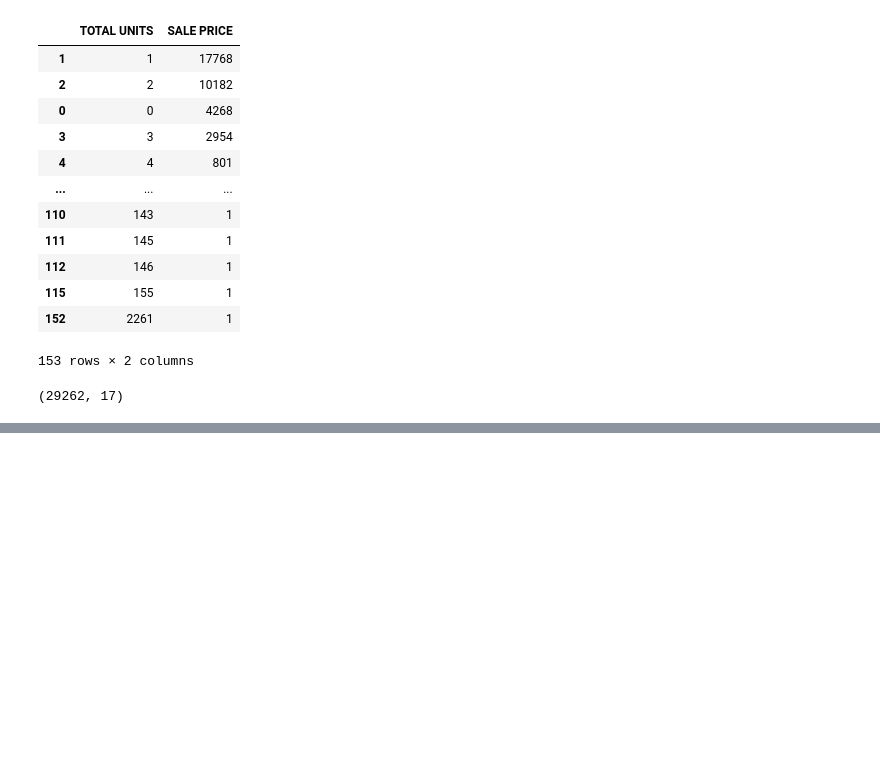
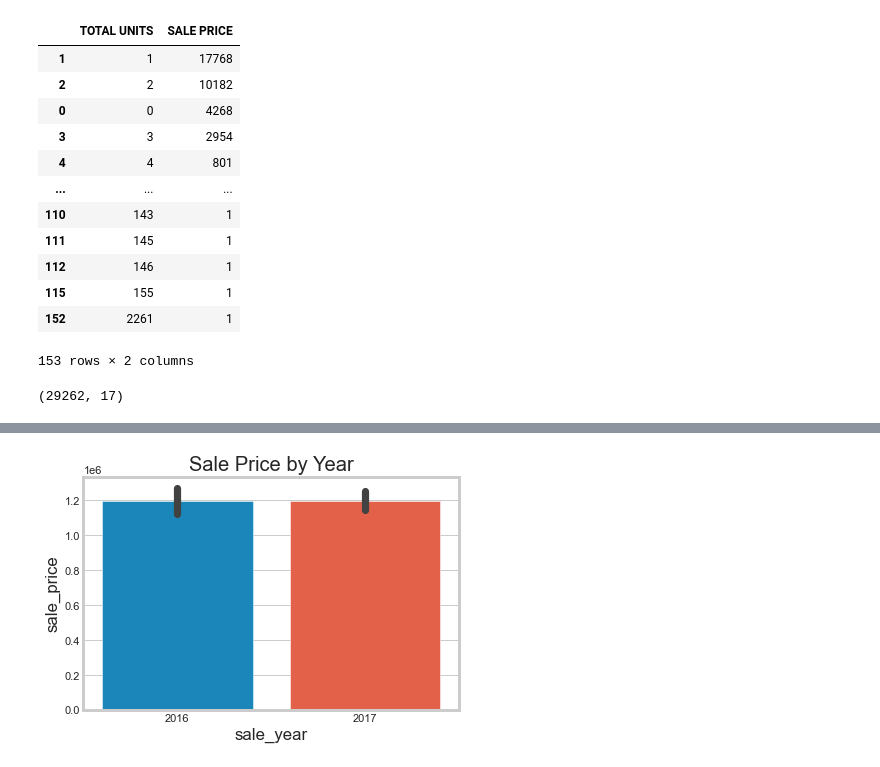
Before and after one commit to Managedcode-ux/Maj-Proj, a Jupyter notebook: code/preprocessing.ipynb, the cells around one changed output, grey strips where cells are left out. Saved outputs shown, nothing was run; the diff lists cells and outputs as text; code cells hidden in the pictures; blank space fills up the shorter version.

```diff
--- a/code/preprocessing.ipynb
+++ b/code/preprocessing.ipynb
@@ -242,0 +394,4 @@ df.shape
+# %%
+sns.barplot(x = df.sale_year, y = df.sale_price).set_title("Sale Price by Year");
+# %% [output]
+[figure, added]
```
Also changed, not shown: parts of 16 cells of this notebook.
